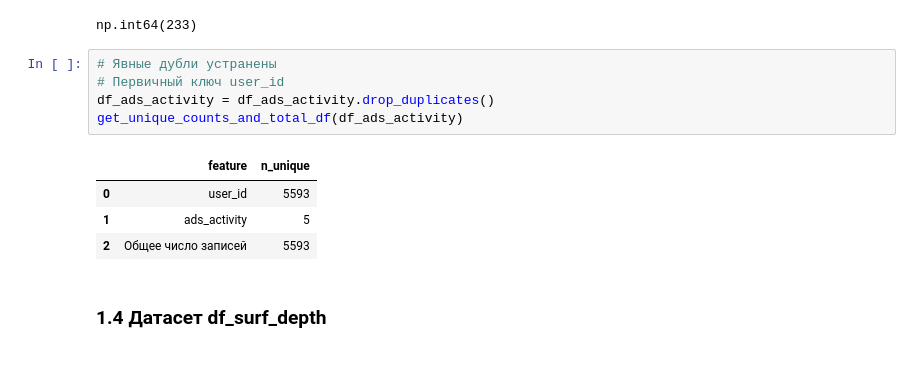
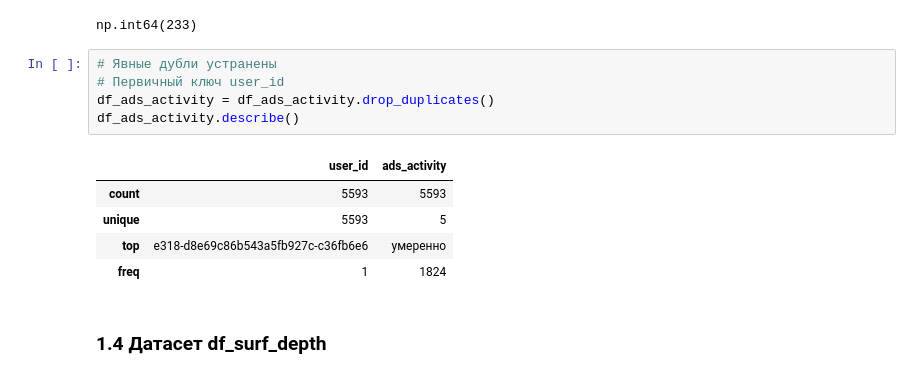
Before and after one commit to TemaQDX/project_module_03_yeti, a Jupyter notebook: project_module_03_yeti_Artem_Burov.ipynb, the cells around one changed output. Drawn from its saved outputs; the diff is of its cells as text.

```diff
--- a/project_module_03_yeti_Artem_Burov.ipynb
+++ b/project_module_03_yeti_Artem_Burov.ipynb
@@ -286,13 +351,14 @@ np.int64(233)
 # %%
 # Явные дубли устранены
 # Первичный ключ user_id
 df_ads_activity = df_ads_activity.drop_duplicates()
-get_unique_counts_and_total_df(df_ads_activity)
+df_ads_activity.describe()
 # %% [output]
-|  | feature | n_unique |
-| 0 | user_id | 5593 |
-| 1 | ads_activity | 5 |
-| 2 | Общее число записей | 5593 |
+|  | user_id | ads_activity |
+| count | 5593 | 5593 |
+| unique | 5593 | 5 |
+| top | e318-d8e69c86b543a5fb927c-c36fb6e6 | умеренно |
+| freq | 1 | 1824 |
 # %% [markdown]
 ### 1.4 Датасет df_surf_depth
 # %%
```
Also changed, not shown: parts of 40 cells of this notebook.
